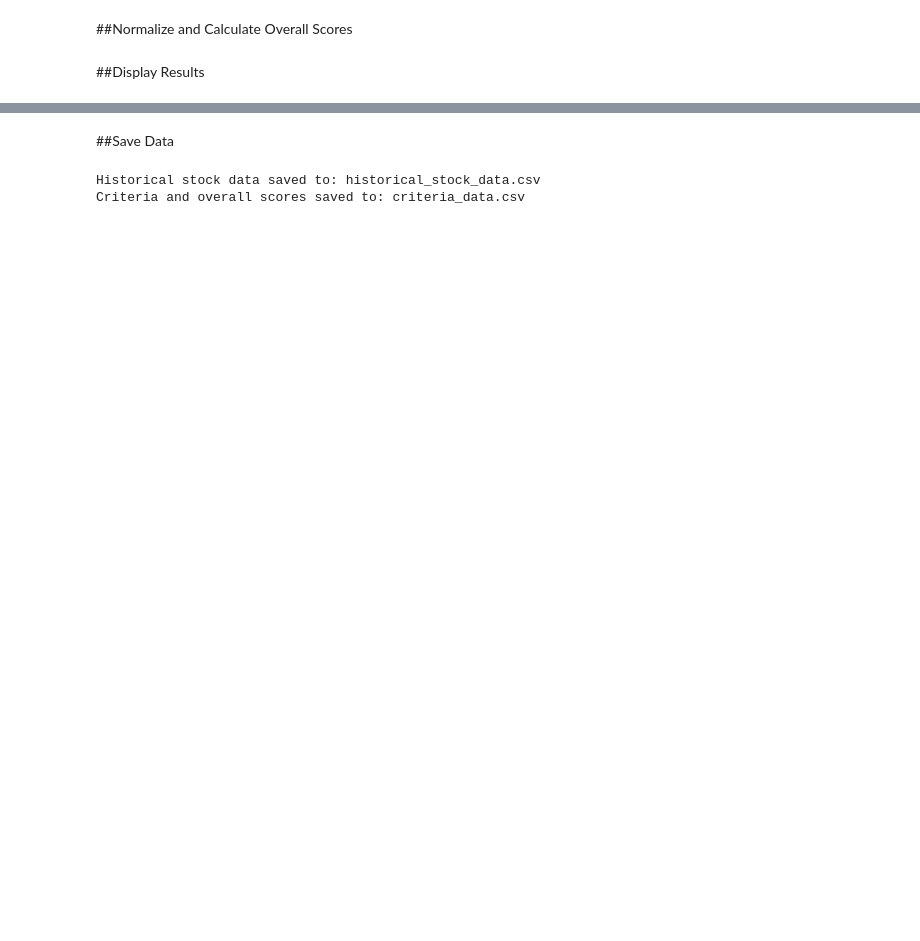
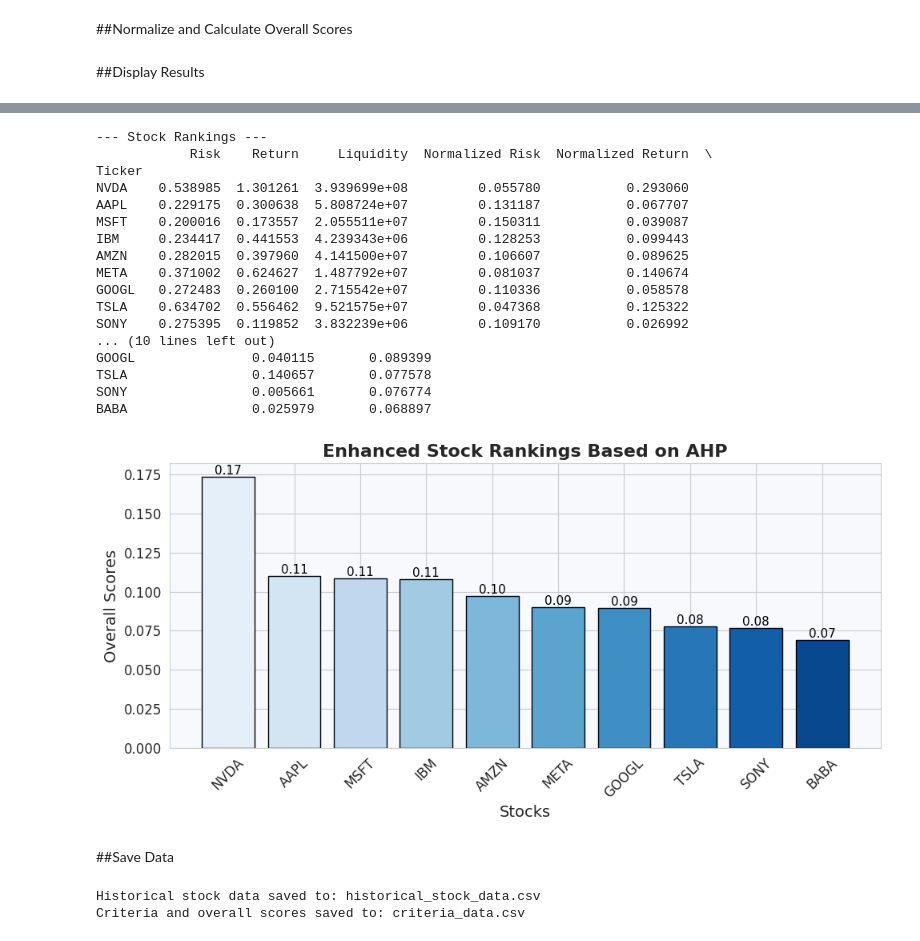
Before and after one commit to noahvlone/decision-support-system-AHP-method, a Jupyter notebook: Sistem_Pendukung_Keputusan_A.ipynb, the cells around one changed output, grey strips where cells are left out. Saved outputs shown, nothing was run; the diff lists cells and outputs as text; code cells hidden in the pictures; blank space fills up the shorter version.

```diff
--- a/Sistem_Pendukung_Keputusan_A.ipynb
+++ b/Sistem_Pendukung_Keputusan_A.ipynb
@@ -109,2 +100,21 @@ criteria_df = criteria_df.sort_values(by='Overall Score', ascending=False)
+# %%
+# Step 4: Normalize and Calculate Scores
+def normalize(values):
+    return values / values.sum()
+
+# Invert Risk since lower is better
+criteria_df['Normalized Risk'] = normalize(1 / criteria_df['Risk'])
+criteria_df['Normalized Return'] = normalize(criteria_df['Return'])
+criteria_df['Normalized Liquidity'] = normalize(criteria_df['Liquidity'])
+
+# Calculate Overall Scores
+criteria_df['Overall Score'] = (
+    criteria_weights[0] * criteria_df['Normalized Risk'] +
+    criteria_weights[1] * criteria_df['Normalized Return'] +
+    criteria_weights[2] * criteria_df['Normalized Liquidity']
+)
+
+# Sort by Overall Score
+criteria_df = criteria_df.sort_values(by='Overall Score', ascending=False)
 # %% [markdown]
 ##Display Results
@@ -141,3 +121,56 @@ CSCO             0.172000  0.873630          20497360.0       0.120094
+# %%
+# Step 5: Visualization with Enhanced Aesthetics
+print("\n--- Stock Rankings ---")
+#print(criteria_df[['Normalized Risk', 'Normalized Return', 'Normalized Liquidity', 'Overall Score']])
+print(criteria_df)
+print("\n")
+
+sns.set_style("whitegrid")
+plt.figure(figsize=(10, 5))
+bar_colors = sns.color_palette("Blues", len(criteria_df))
+
+bars = plt.bar(criteria_df.index, criteria_df['Overall Score'], color=bar_colors, edgecolor='black')
+plt.xlabel('Stocks', fontsize=14)
+plt.ylabel('Overall Scores', fontsize=14)
+plt.title('Enhanced Stock Rankings Based on AHP', fontsize=16, fontweight='bold')
+plt.xticks(rotation=45, fontsize=12)
+plt.yticks(fontsize=12)
+
+# Add annotations to bars
+for bar in bars:
+    plt.text(
+        bar.get_x() + bar.get_width() / 2,
+        bar.get_height(),
+        f'{bar.get_height():.2f}',
+        ha='center',
+        va='bottom',
+        fontsize=11,
+        color='black'
+    )
+
+# Add gradient background
+plt.gca().set_facecolor('#f7f9fc')
+plt.tight_layout()
+plt.show()
+# %% [output]
+--- Stock Rankings ---
+            Risk    Return     Liquidity  Normalized Risk  Normalized Return  \
+Ticker
+NVDA    0.538985  1.301261  3.939699e+08         0.055780           0.293060
+AAPL    0.229175  0.300638  5.808724e+07         0.131187           0.067707
+MSFT    0.200016  0.173557  2.055511e+07         0.150311           0.039087
+IBM     0.234417  0.441553  4.239343e+06         0.128253           0.099443
+AMZN    0.282015  0.397960  4.141500e+07         0.106607           0.089625
+META    0.371002  0.624627  1.487792e+07         0.081037           0.140674
+GOOGL   0.272483  0.260100  2.715542e+07         0.110336           0.058578
+TSLA    0.634702  0.556462  9.521575e+07         0.047368           0.125322
+SONY    0.275395  0.119852  3.832239e+06         0.109170           0.026992
+... (10 lines left out)
+GOOGL               0.040115       0.089399
+TSLA                0.140657       0.077578
+SONY                0.005661       0.076774
+BABA                0.025979       0.068897
+[figure, added]
 # %% [markdown]
 ##Save Data
 # %%
```
Also changed, not shown: parts of 8 cells of this notebook.
